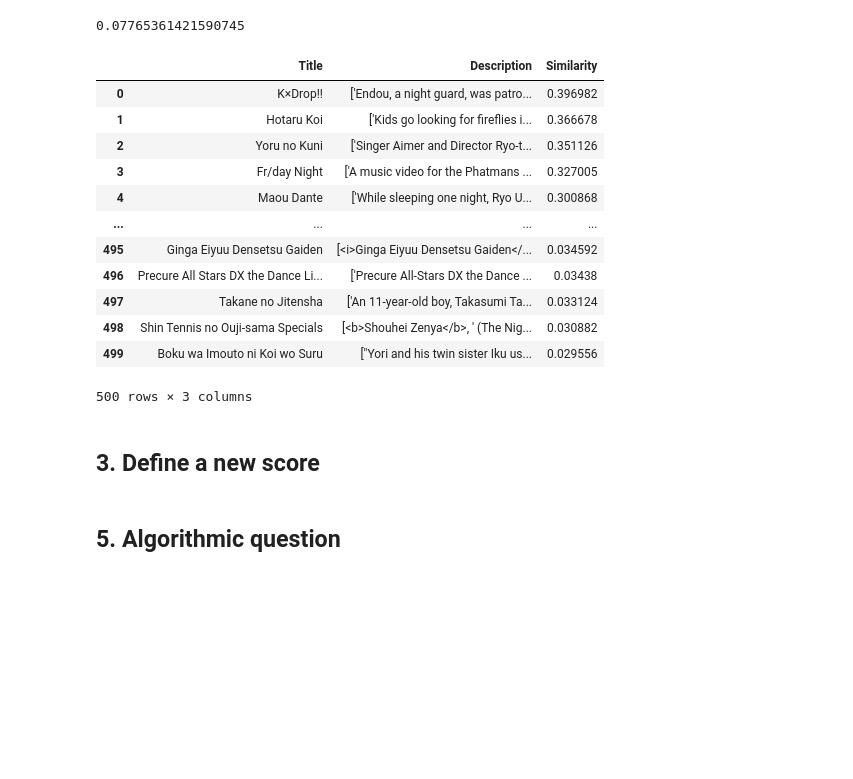
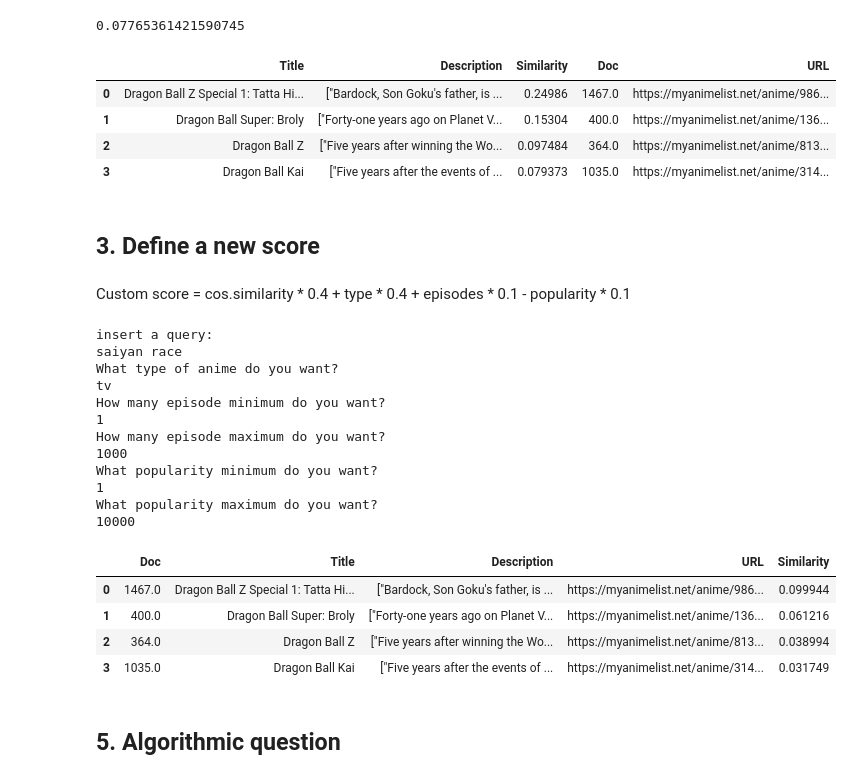
Before and after one commit to dimitri14/ADM_HW3_GR7, a Jupyter notebook: homework_3.ipynb, the cells around one changed output. Cells and saved outputs as stored; diff of their text form; code cells hidden in the pictures; blank space fills up the shorter version.

```diff
--- a/homework_3.ipynb
+++ b/homework_3.ipynb
@@ -724,18 +725,12 @@ def cosine_similarity(query):
 # %%
-cosine_similarity('night')
+cosine_similarity("saiyan race")
 # %% [output]
-|  | Title | Description | Similarity |
-| 0 | K×Drop!! | ['Endou, a night guard, was patro... | 0.396982 |
-| 1 | Hotaru Koi | ['Kids go looking for fireflies i... | 0.366678 |
-| 2 | Yoru no Kuni | ['Singer Aimer and Director Ryo-t... | 0.351126 |
-| 3 | Fr/day Night | ['A music video for the Phatmans ... | 0.327005 |
-| 4 | Maou Dante | ['While sleeping one night, Ryo U... | 0.300868 |
-| ... | ... | ... | ... |
-| 495 | Ginga Eiyuu Densetsu Gaiden | [<i>Ginga Eiyuu Densetsu Gaiden</... | 0.034592 |
-| 496 | Precure All Stars DX the Dance Li... | ['Precure All-Stars DX the Dance ... | 0.03438 |
-| 497 | Takane no Jitensha | ['An 11-year-old boy, Takasumi Ta... | 0.033124 |
-| 498 | Shin Tennis no Ouji-sama Specials | [<b>Shouhei Zenya</b>, ' (The Nig... | 0.030882 |
-| 499 | Boku wa Imouto ni Koi wo Suru | ["Yori and his twin sister Iku us... | 0.029556 |
+|  | Title | Description | Similarity | Doc | URL |
+| 0 | Dragon Ball Z Special 1: Tatta Hi... | ["Bardock, Son Goku's father, is ... | 0.24986 | 1467.0 | https://myanimelist.net/anime/986... |
+| 1 | Dragon Ball Super: Broly | ["Forty-one years ago on Planet V... | 0.15304 | 400.0 | https://myanimelist.net/anime/136... |
+| 2 | Dragon Ball Z | ["Five years after winning the Wo... | 0.097484 | 364.0 | https://myanimelist.net/anime/813... |
+| 3 | Dragon Ball Kai | ["Five years after the events of ... | 0.079373 | 1035.0 | https://myanimelist.net/anime/314... |
-500 rows × 3 columns
 # %% [markdown]
 ## 3. Define a new score
+# %% [markdown]
+Custom score = cos.similarity * 0.4 + type * 0.4 + episodes * 0.1 - popularity * 0.1
@@ -742,3 +825,23 @@ cosine_similarity('night')
+# %%
+query_users()
+# %% [output]
+insert a query:
+saiyan race
+What type of anime do you want?
+tv
+How many episode minimum do you want?
+1
+How many episode maximum do you want?
+1000
+What popularity minimum do you want?
+1
+What popularity maximum do you want?
+10000
+|  | Doc | Title | Description | URL | Similarity |
+| 0 | 1467.0 | Dragon Ball Z Special 1: Tatta Hi... | ["Bardock, Son Goku's father, is ... | https://myanimelist.net/anime/986... | 0.099944 |
+| 1 | 400.0 | Dragon Ball Super: Broly | ["Forty-one years ago on Planet V... | https://myanimelist.net/anime/136... | 0.061216 |
+| 2 | 364.0 | Dragon Ball Z | ["Five years after winning the Wo... | https://myanimelist.net/anime/813... | 0.038994 |
+| 3 | 1035.0 | Dragon Ball Kai | ["Five years after the events of ... | https://myanimelist.net/anime/314... | 0.031749 |
 # %% [markdown]
 ## 5. Algorithmic question
 # %% [markdown]
```
Also changed, not shown: parts of 4 cells of this notebook.
